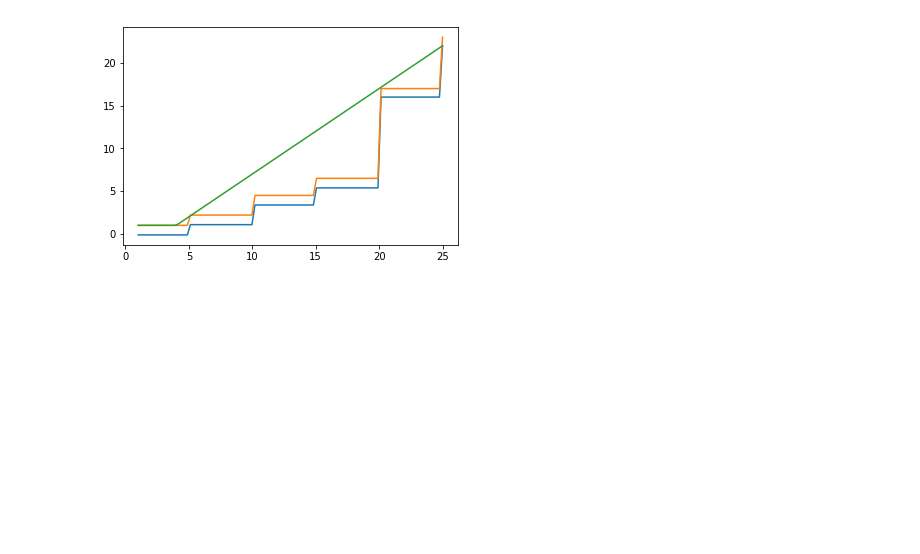
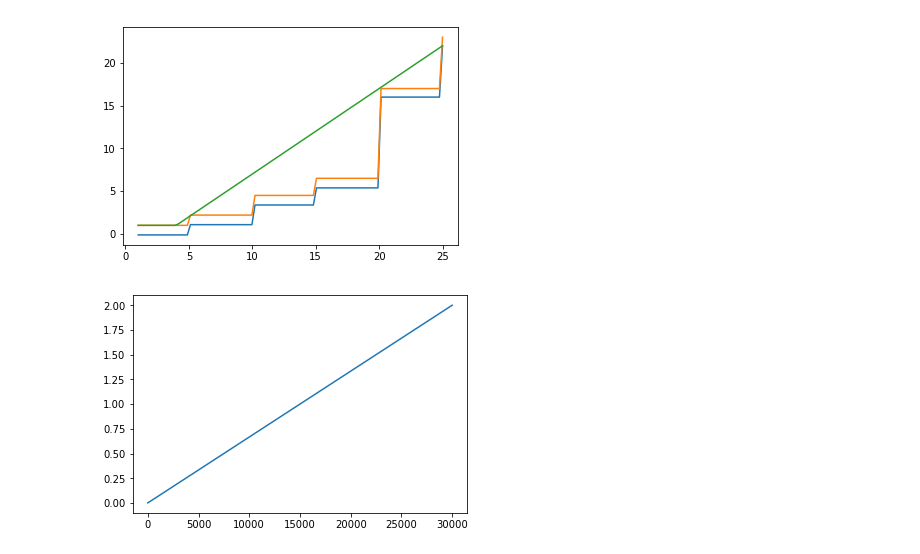
Before and after one commit to AlejandroJemic/KrakenTrader, a Jupyter notebook: FUENTES/Jupyter/Otros scripts/setFormulaTolerancia.ipynb, the cells around one changed output. Cells and saved outputs as stored; diff of their text form; code cells hidden in the pictures; blank space fills up the shorter version.

```diff
--- a/FUENTES/Jupyter/Otros scripts/setFormulaTolerancia.ipynb
+++ b/FUENTES/Jupyter/Otros scripts/setFormulaTolerancia.ipynb
@@ -69,3 +69,15 @@ plt.plot(x,y2);
 plt.plot(x,y3);
 # %% [output]
 [figure]
+# %%
+c = np.linspace(2,30000,100)
+# %%
+import math
+k= []
+a = np.mean(c)
+for n in c:
+    k.append(n/a)
+
+plt.plot(c,k);
+# %% [output]
+[figure, added]
```
Also changed, not shown: parts of 1 cell of this notebook, 4 other files.
